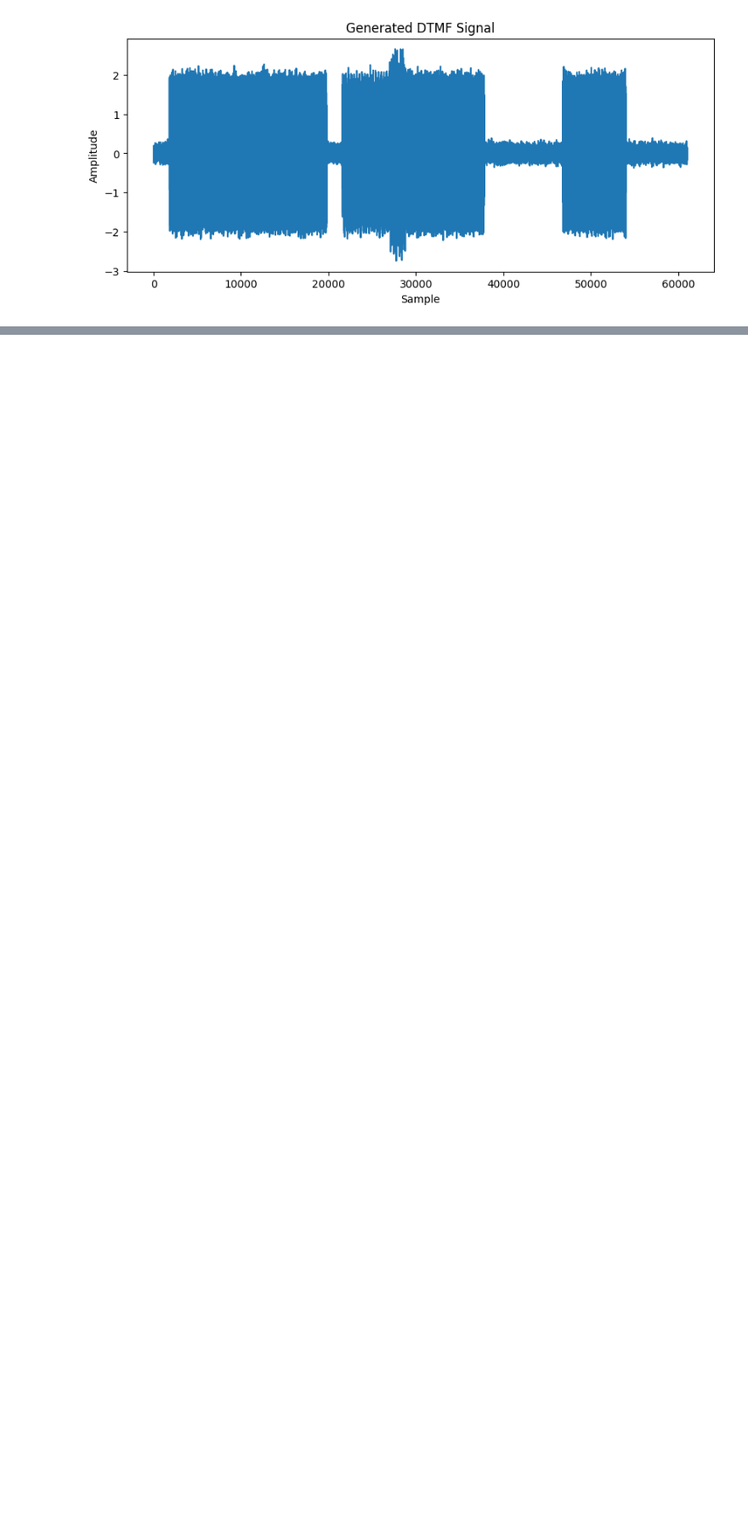
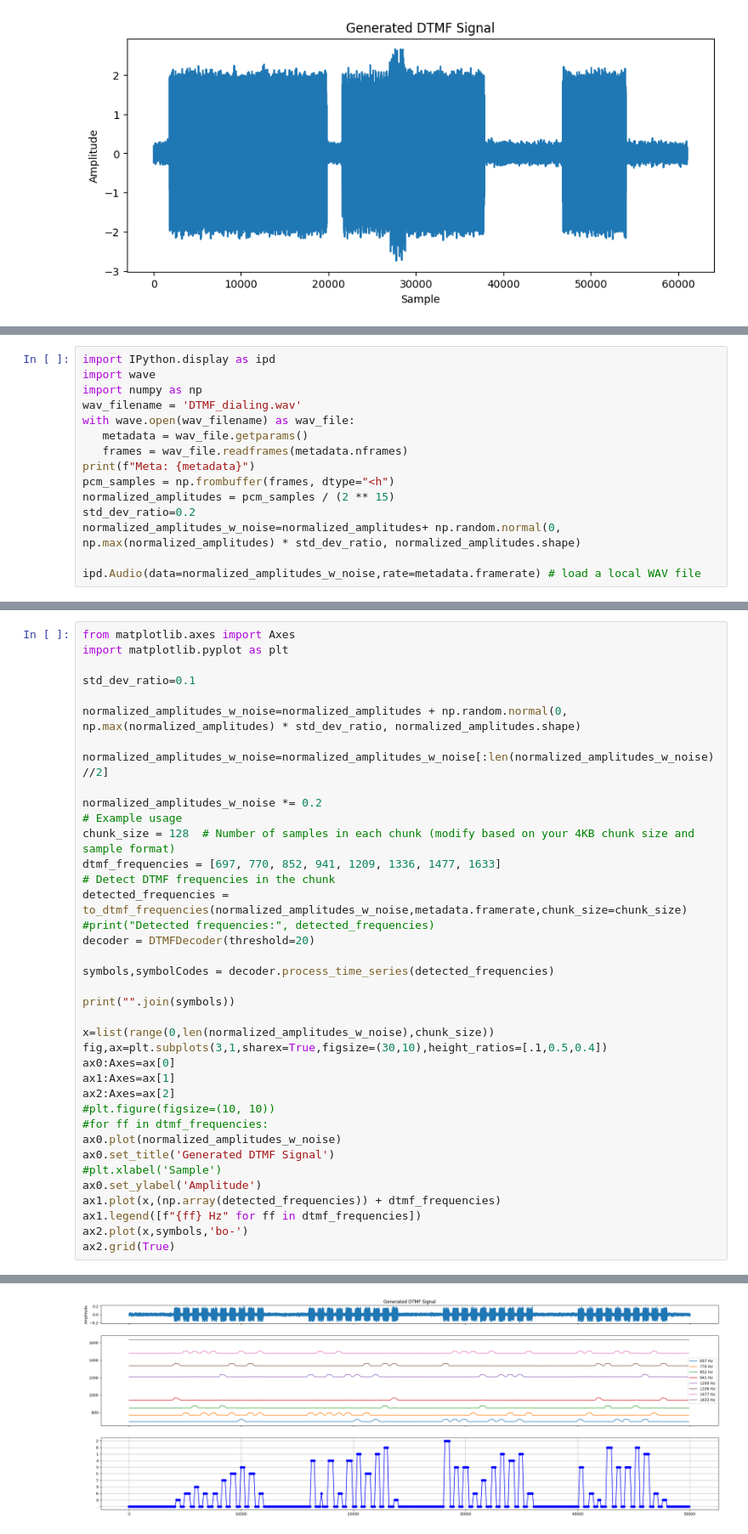
Before and after one commit to erikson1970/006_DTMF_Decoder, a Jupyter notebook: DTMF_detector.ipynb, the cells around one changed output, grey strips where cells are left out. Shown at 85% size. Saved outputs shown, nothing was run; the diff lists cells and outputs as text; blank space fills up the shorter version.

Commit message:
added DTMF Decoder

```diff
--- a/DTMF_detector.ipynb
+++ b/DTMF_detector.ipynb
@@ -518,0 +517,15 @@ mailto:msavai@mathworks.com;abhattac@mathworks.com;bradwand@mathworks.com?subjec
+# %%
+import IPython.display as ipd
+import wave
+import numpy as np
+wav_filename = 'DTMF_dialing.wav'
+with wave.open(wav_filename) as wav_file:
+   metadata = wav_file.getparams()
+   frames = wav_file.readframes(metadata.nframes)
+print(f"Meta: {metadata}")
+pcm_samples = np.frombuffer(frames, dtype="<h")
+normalized_amplitudes = pcm_samples / (2 ** 15)
+std_dev_ratio=0.2
+normalized_amplitudes_w_noise=normalized_amplitudes+ np.random.normal(0, np.max(normalized_amplitudes) * std_dev_ratio, normalized_amplitudes.shape)
+
+ipd.Audio(data=normalized_amplitudes_w_noise,rate=metadata.framerate) # load a local WAV file
@@ -518,0 +601,39 @@ mailto:msavai@mathworks.com;abhattac@mathworks.com;bradwand@mathworks.com?subjec
+# %%
+from matplotlib.axes import Axes
+import matplotlib.pyplot as plt
+
+std_dev_ratio=0.1
+
+normalized_amplitudes_w_noise=normalized_amplitudes + np.random.normal(0, np.max(normalized_amplitudes) * std_dev_ratio, normalized_amplitudes.shape)
+
+normalized_amplitudes_w_noise=normalized_amplitudes_w_noise[:len(normalized_amplitudes_w_noise)//2]
+
+normalized_amplitudes_w_noise *= 0.2
+# Example usage
+chunk_size = 128  # Number of samples in each chunk (modify based on your 4KB chunk size and sample format)
+dtmf_frequencies = [697, 770, 852, 941, 1209, 1336, 1477, 1633]
+# Detect DTMF frequencies in the chunk
+detected_frequencies = to_dtmf_frequencies(normalized_amplitudes_w_noise,metadata.framerate,chunk_size=chunk_size)
+#print("Detected frequencies:", detected_frequencies)
+decoder = DTMFDecoder(threshold=20)
+
+symbols,symbolCodes = decoder.process_time_series(detected_frequencies)
+
+print("".join(symbols))
+
+x=list(range(0,len(normalized_amplitudes_w_noise),chunk_size))
+fig,ax=plt.subplots(3,1,sharex=True,figsize=(30,10),height_ratios=[.1,0.5,0.4])
+ax0:Axes=ax[0]
+ax1:Axes=ax[1]
+ax2:Axes=ax[2]
+#plt.figure(figsize=(10, 10))
+#for ff in dtmf_frequencies:
+ax0.plot(normalized_amplitudes_w_noise)
+ax0.set_title('Generated DTMF Signal')
+#plt.xlabel('Sample')
+ax0.set_ylabel('Amplitude')
+ax1.plot(x,(np.array(detected_frequencies)) + dtmf_frequencies)
+ax1.legend([f"{ff} Hz" for ff in dtmf_frequencies])
+ax2.plot(x,symbols,'bo-')
+ax2.grid(True)
+# %% [output]
@@ -518,0 +641 @@ mailto:msavai@mathworks.com;abhattac@mathworks.com;bradwand@mathworks.com?subjec
+[figure, added]
```
Also changed, not shown: parts of 8 cells of this notebook.
